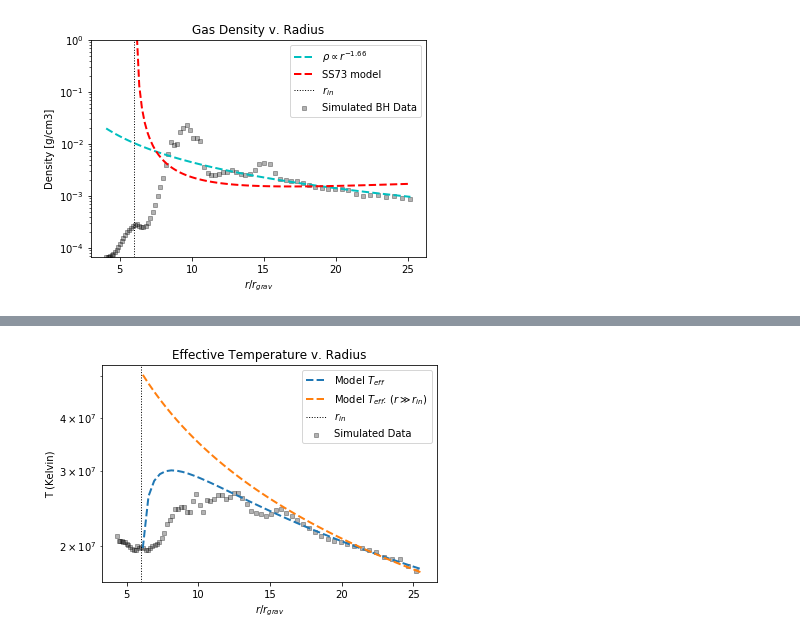
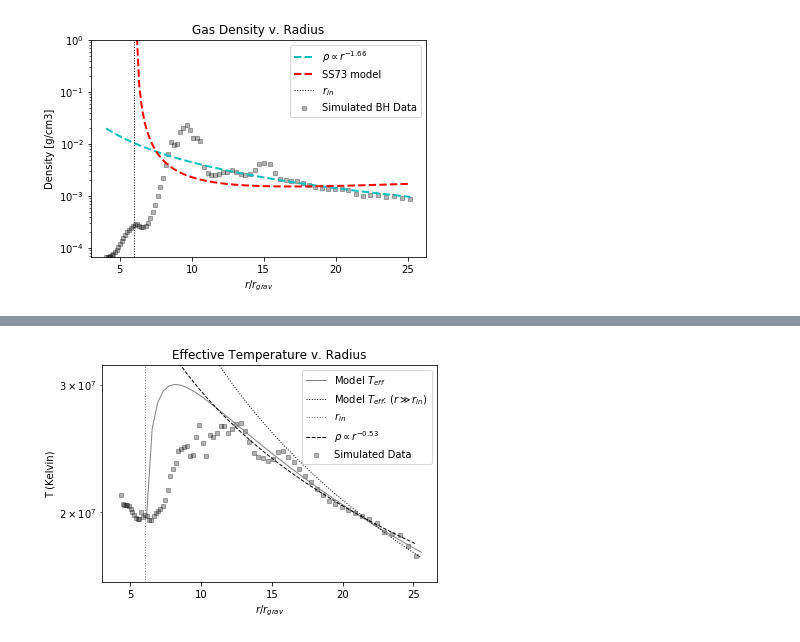
Before and after one commit to connor-mcclellan/thindisk, a Jupyter notebook: tutorials/TRENT_final_plots.ipynb, the cells around one changed output, grey strips where cells are left out. Drawn from its saved outputs; the diff is of its cells as text; code cells hidden in the pictures.

Commit message:
Adding trimmed powerlaw fit to Trent's final plots

```diff
--- a/tutorials/TRENT_final_plots.ipynb
+++ b/tutorials/TRENT_final_plots.ipynb
@@ -74,35 +74,43 @@ def Teff_approx(r, M, Mdot):
     second_term =(r/r_grav(M))**(-3/4)
     return (first_term * second_term).decompose()
 
 # This is the mass of the black hole used in the simulation
 mass = 6.62*u.solMass
 
 # Add the data line to the plot, with markers for individual data points
-plt.scatter(r_data[3:]/r_grav(mass), tgas_data[3:], label='Simulated Data', marker='s', c='k', s=10, alpha=0.3)
+plt.plot(r_data[3:]/r_grav(mass), tgas_data[3:], label='Simulated Data', marker='s', c='k', s=10, alpha=0.3)
 # The [2:] in the line above grabs only the data from index 2 onwards -- ignoring the first two data points
 
 accr_rate_approx = 0.000012*u.solMass/u.yr # These aren't right! Change the values to make the fits better.
 accr_rate = 0.000025*u.solMass/u.yr # If we increase the accretion rate, what do we expect to happen to the temperature?
 
 r_model = np.linspace(0.6e7, 2.5e7)*u.cm
 
 tgas_approx = Teff_approx(r_model, mass, accr_rate_approx)
 tgas = Teff(r_model, mass, accr_rate, 6*r_grav(mass)) # Remember that r_in should be about 3 graviational radii
 
 # Plot the model lines
-plt.plot(r_model/r_grav(mass), tgas, '--', label='Model $T_{eff}$', lw=2)
-plt.plot(r_model/r_grav(mass), tgas_approx, '--', label='Model $T_{eff}$: $(r \gg r_{in})$', lw=2)
+plt.plot(r_model/r_grav(mass), tgas, c='gray', label='Model $T_{eff}$', lw=1)
+plt.plot(r_model/r_grav(mass), tgas_approx, c='k', ls=':', label='Model $T_{eff}$: $(r \gg r_{in})$', lw=1)
 
 # Add a vertical line where r_in is located
-plt.axvline(6, c='k', ls=':', lw=1, label='$r_{in}$')
+plt.axvline(6, c='gray', ls=':', lw=1, label='$r_{in}$')
+
+# Do a powerlaw fit of the temperature data
+z = np.polyfit(np.log10(r_data[45:]), np.log10(tgas_data)[45:], 1)
+m = z[0]
+b = z[1]
+log_fit = 10**(b) * r_data**(m)
+plt.plot(r_data/r_grav(M), log_fit, c='k', ls='--', label=r'$\rho \propto r^{{{:.2f}}}$'.format(m),lw=1)
 
 # Format and label the plot
 #plt.ylim([1.7e7, 6e7])
 plt.title("Effective Temperature v. Radius")
 plt.yscale('log')
+plt.ylim((1.6e7, 3.2e7))
 plt.xlabel('$r/r_{grav}$')
 plt.ylabel('T (Kelvin)')
 plt.legend()
 plt.show()
 # %% [output]
-[figure, old version]
+[figure, new version]
```
Also changed, not shown: 1 other file.
